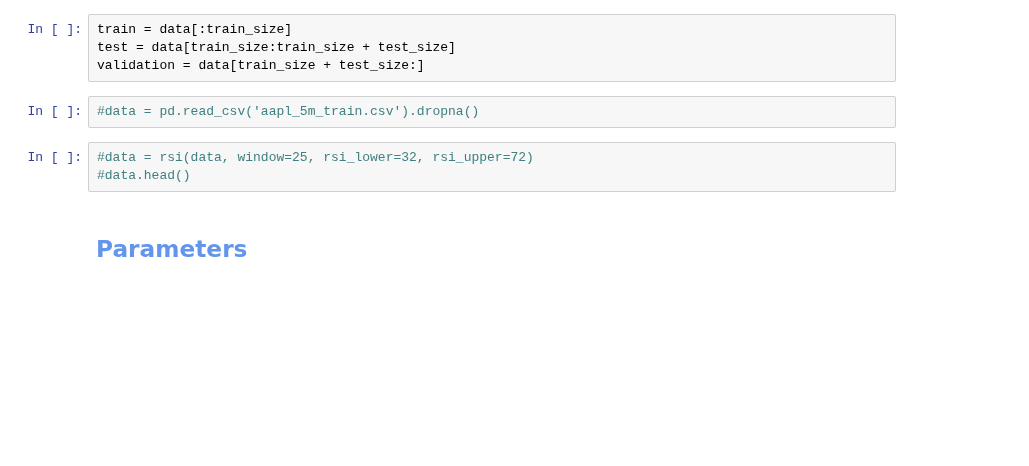
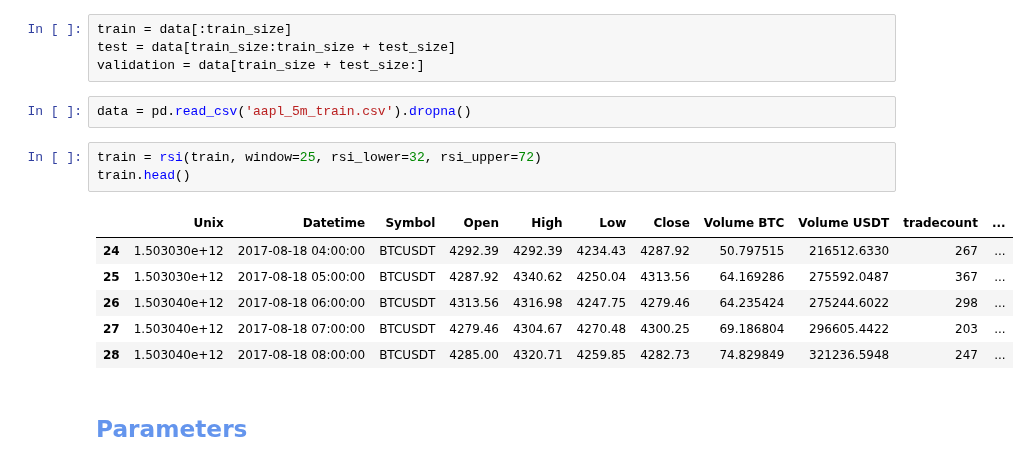
Before and after one commit to LuisMB09/Trading, a Jupyter notebook: trash.ipynb, the cells around one changed output. Saved outputs shown, nothing was run; the diff lists cells and outputs as text; blank space fills up the shorter version.

```diff
--- a/trash.ipynb
+++ b/trash.ipynb
@@ -161,10 +161,17 @@ train = data[:train_size]
 test = data[train_size:train_size + test_size]
 validation = data[train_size + test_size:]
 # %%
-#data = pd.read_csv('aapl_5m_train.csv').dropna()
+data = pd.read_csv('aapl_5m_train.csv').dropna()
 # %%
-#data = rsi(data, window=25, rsi_lower=32, rsi_upper=72)
-#data.head()
+train = rsi(train, window=25, rsi_lower=32, rsi_upper=72)
+train.head()
+# %% [output]
+|  | Unix | Datetime | Symbol | Open | High | Low | Close | Volume BTC | Volume USDT | tradecount | ... |
+| 24 | 1.503030e+12 | 2017-08-18 04:00:00 | BTCUSDT | 4292.39 | 4292.39 | 4234.43 | 4287.92 | 50.797515 | 216512.6330 | 267 | ... |
+| 25 | 1.503030e+12 | 2017-08-18 05:00:00 | BTCUSDT | 4287.92 | 4340.62 | 4250.04 | 4313.56 | 64.169286 | 275592.0487 | 367 | ... |
+| 26 | 1.503040e+12 | 2017-08-18 06:00:00 | BTCUSDT | 4313.56 | 4316.98 | 4247.75 | 4279.46 | 64.235424 | 275244.6022 | 298 | ... |
+| 27 | 1.503040e+12 | 2017-08-18 07:00:00 | BTCUSDT | 4279.46 | 4304.67 | 4270.48 | 4300.25 | 69.186804 | 296605.4422 | 203 | ... |
+| 28 | 1.503040e+12 | 2017-08-18 08:00:00 | BTCUSDT | 4285.00 | 4320.71 | 4259.85 | 4282.73 | 74.829849 | 321236.5948 | 247 | ... |
 # %% [markdown]
 ## <font color='cornflowerblue'> Parameters
 # %%
```
Also changed, not shown: parts of 6 cells of this notebook, 1 other file.
